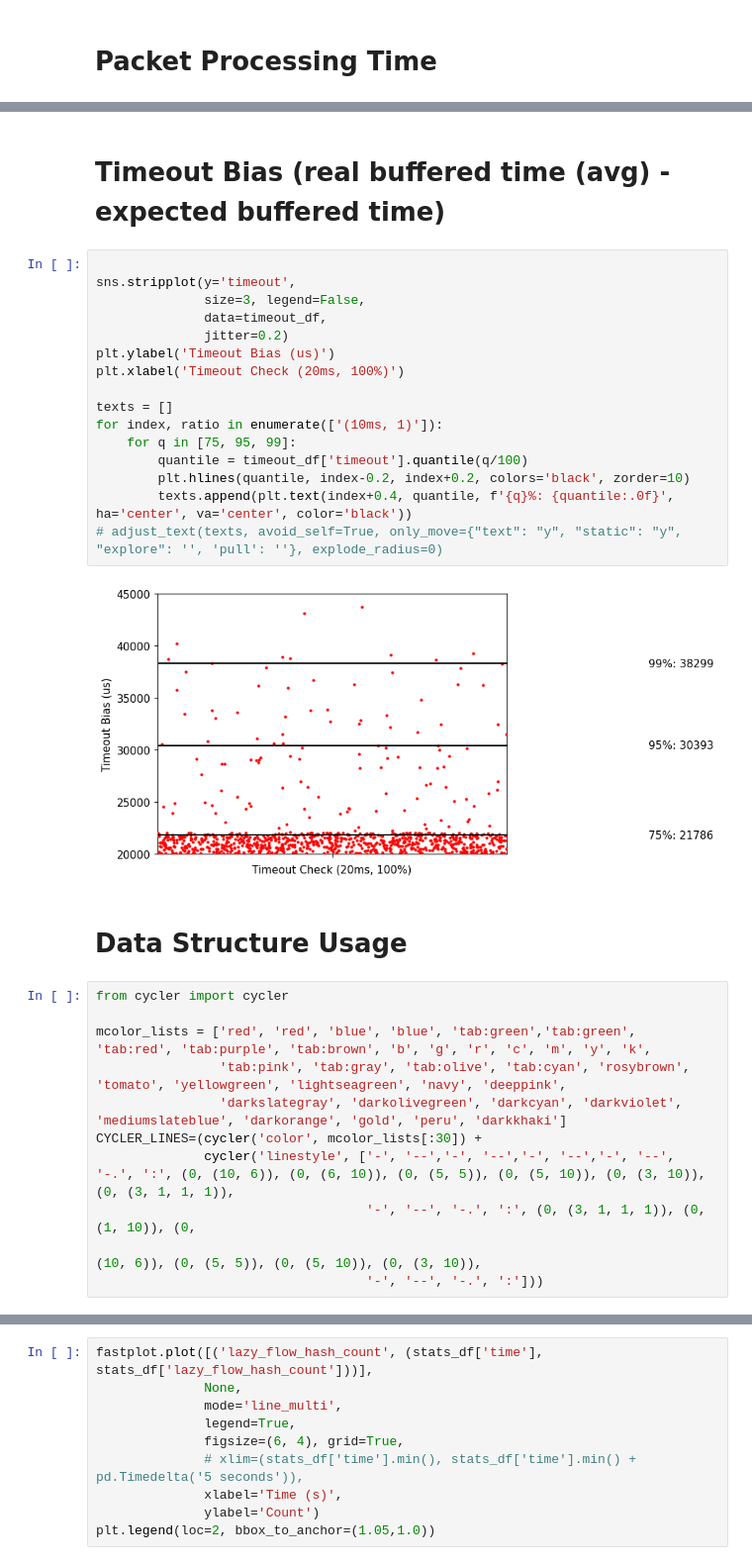
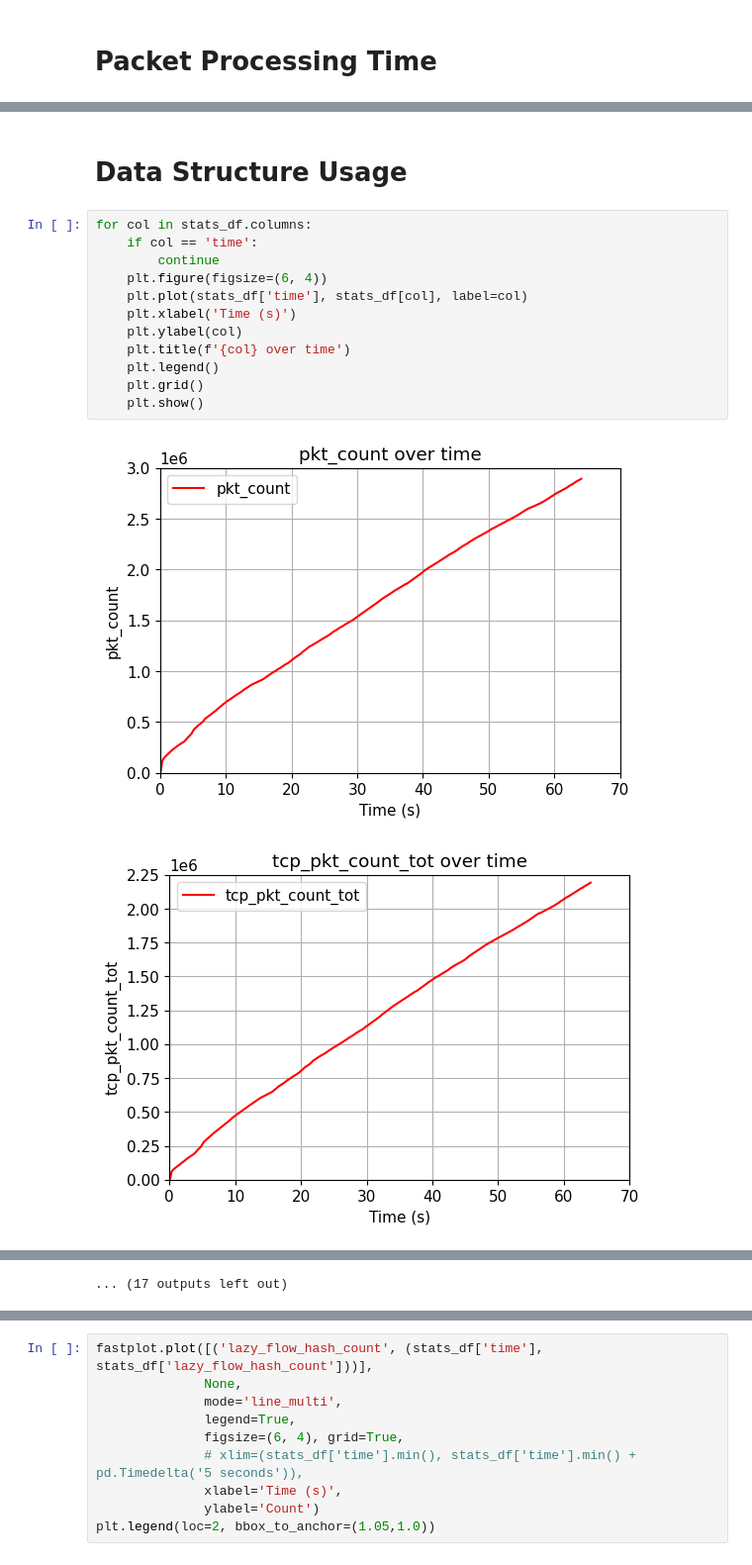
Before and after one commit to zhihao1998/ChamaleoNet, a Jupyter notebook: analysis/pkt_process_time.ipynb, the cells around one changed output, grey strips where cells are left out. Shown at 99% size. Drawn from its saved outputs; the diff is of its cells as text.

```diff
--- a/analysis/pkt_process_time.ipynb
+++ b/analysis/pkt_process_time.ipynb
@@ -167,33 +115,17 @@ plt.show()
-# %% [markdown]
-# Timeout Bias (real buffered time (avg) - expected buffered time)
-# %%
-
-sns.stripplot(y='timeout',
-              size=3, legend=False,
-              data=timeout_df,
-              jitter=0.2)
-plt.ylabel('Timeout Bias (us)')
-plt.xlabel('Timeout Check (20ms, 100%)')
-
-texts = []
-for index, ratio in enumerate(['(10ms, 1)']):
-    for q in [75, 95, 99]:
-        quantile = timeout_df['timeout'].quantile(q/100)
-        plt.hlines(quantile, index-0.2, index+0.2, colors='black', zorder=10)
-        texts.append(plt.text(index+0.4, quantile, f'{q}%: {quantile:.0f}', ha='center', va='center', color='black'))
-# adjust_text(texts, avoid_self=True, only_move={"text": "y", "static": "y", "explore": '', 'pull': ''}, explode_radius=0)
-# %% [output]
-[figure, removed]
 # %% [markdown]
 # Data Structure Usage
-# %%
-from cycler import cycler
-
-mcolor_lists = ['red', 'red', 'blue', 'blue', 'tab:green','tab:green', 'tab:red', 'tab:purple', 'tab:brown', 'b', 'g', 'r', 'c', 'm', 'y', 'k',
-                'tab:pink', 'tab:gray', 'tab:olive', 'tab:cyan', 'rosybrown', 'tomato', 'yellowgreen', 'lightseagreen', 'navy', 'deeppink',
-                'darkslategray', 'darkolivegreen', 'darkcyan', 'darkviolet', 'mediumslateblue', 'darkorange', 'gold', 'peru', 'darkkhaki']
-CYCLER_LINES=(cycler('color', mcolor_lists[:30]) +
-              cycler('linestyle', ['-', '--','-', '--','-', '--','-', '--', '-.', ':', (0, (10, 6)), (0, (6, 10)), (0, (5, 5)), (0, (5, 10)), (0, (3, 10)), (0, (3, 1, 1, 1)),
-                                   '-', '--', '-.', ':', (0, (3, 1, 1, 1)), (0, (1, 10)), (0,
-                                                                                           (10, 6)), (0, (5, 5)), (0, (5, 10)), (0, (3, 10)),
-                                   '-', '--', '-.', ':']))
+# %%
+for col in stats_df.columns:
+    if col == 'time':
+        continue
+    plt.figure(figsize=(6, 4))
+    plt.plot(stats_df['time'], stats_df[col], label=col)
+    plt.xlabel('Time (s)')
+    plt.ylabel(col)
+    plt.title(f'{col} over time')
+    plt.legend()
+    plt.grid()
+    plt.show()
+# %% [output]
+[figure, added]
+[figure, added]
@@ -200,3 +142,4 @@ CYCLER_LINES=(cycler('color', mcolor_lists[:30]) +
+... (17 outputs left out)
 # %%
 # buffered packet count
 
```
Also changed, not shown: parts of 8 cells of this notebook, 9 other files.
